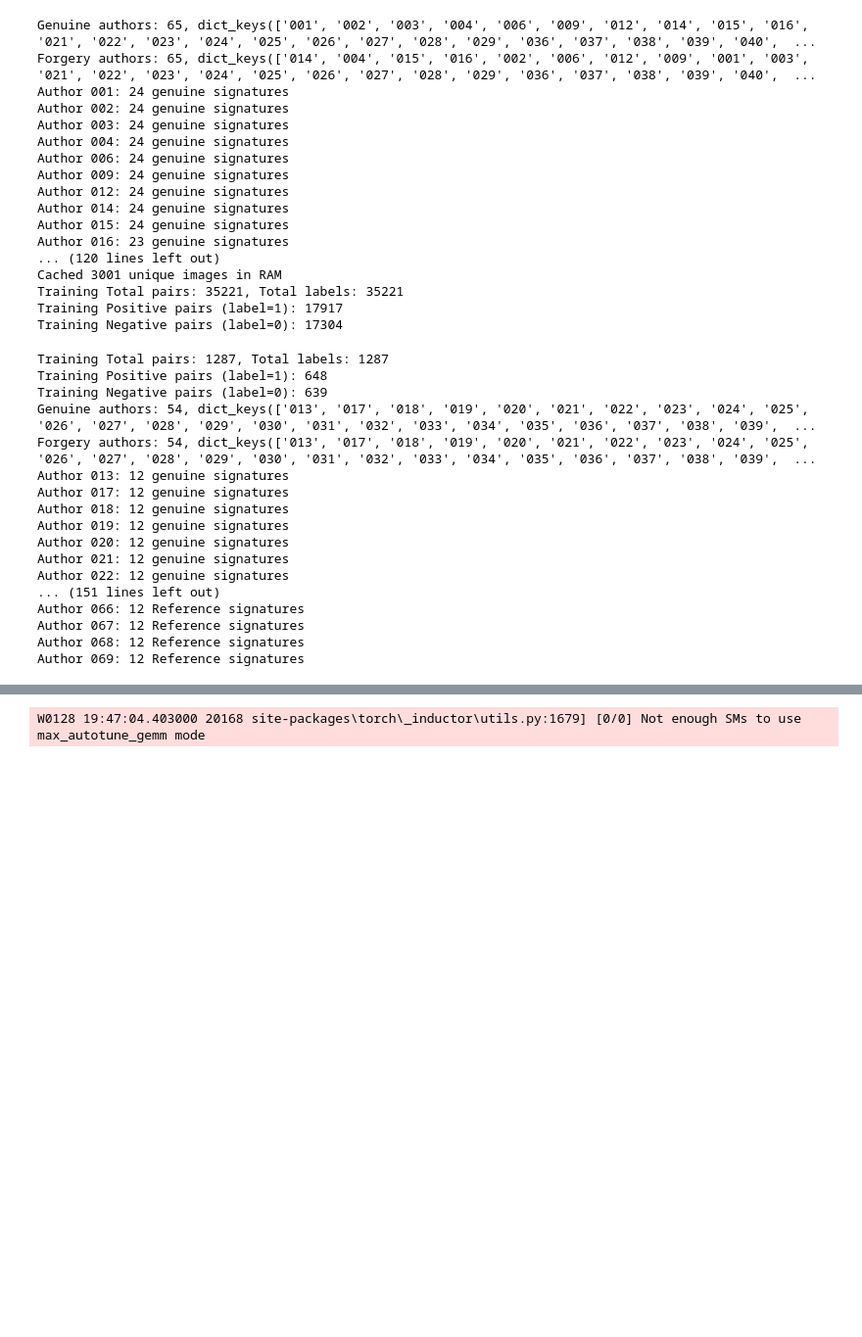
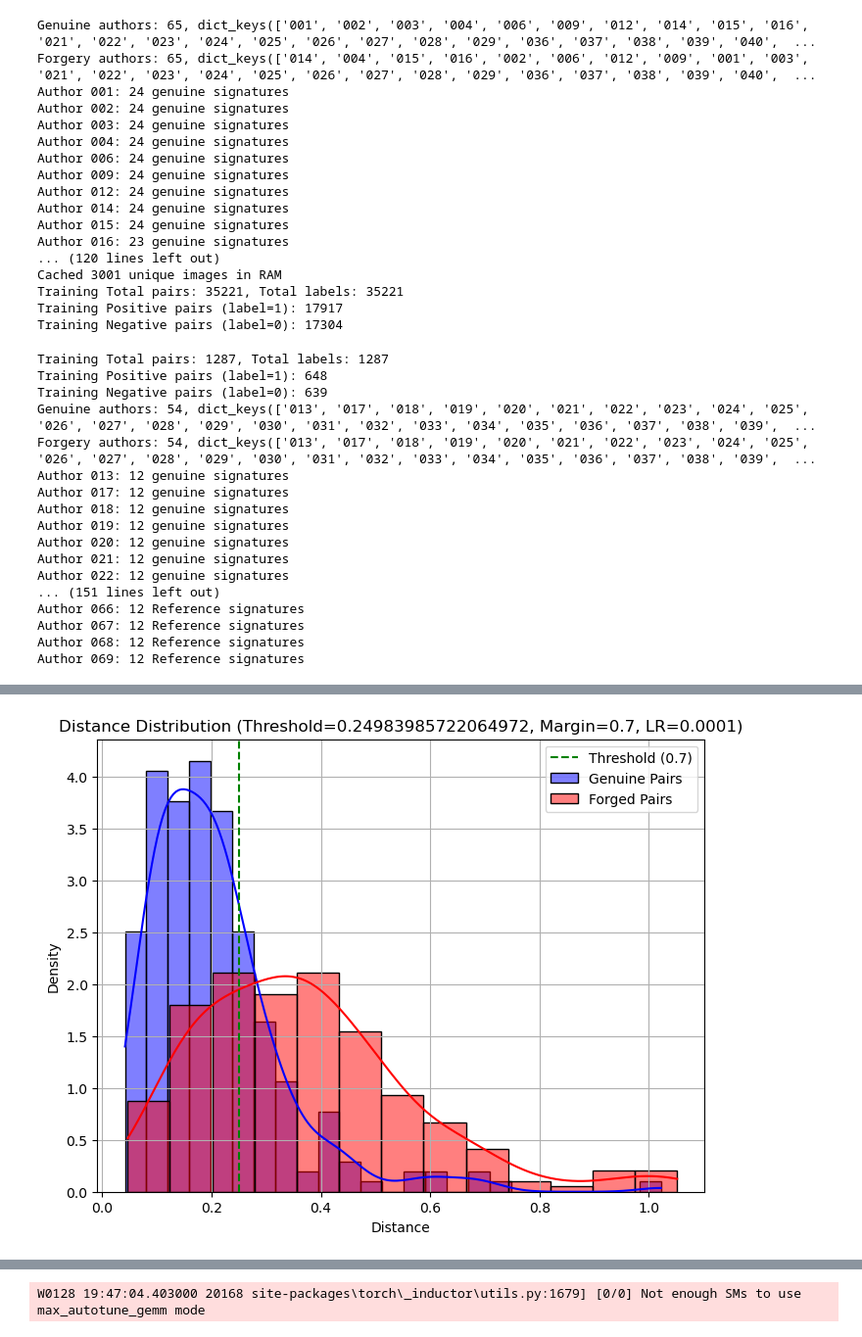
Before and after one commit to Sujan-13/Signature_Verification2, a Jupyter notebook: test_gpu-Copy4.ipynb, the cells around one changed output, grey strips where cells are left out. Shown at 98% size. Drawn from its saved outputs; the diff is of its cells as text; code cells hidden in the pictures; blank space fills up the shorter version.

Commit message:
good euclidean..adding back ref averaging

```diff
--- a/test_gpu-Copy4.ipynb
+++ b/test_gpu-Copy4.ipynb
@@ -206,18 +206,23 @@ class SiameseCNN(nn.Module):
         return emb1
 # %%
 class ContrastiveLoss(nn.Module):
-    def __init__(self, margin=0.3):
+    def __init__(self, margin=1.0):
         super(ContrastiveLoss, self).__init__()
         self.margin = margin
 
     def forward(self, emb1, emb2, label):
-        cos_sim = torch.clamp(F.cosine_similarity(emb1, emb2),min=-1,max=1)
-        pos = label*torch.pow(1-cos_sim,2)
-        neg = (1-label)*torch.pow(F.relu(cos_sim-self.margin),2)
-        return (pos + neg).mean()
+        euclidean_distance = F.pairwise_distance(emb1, emb2)
+
+        # Genuine pairs: minimize distance
+        pos_loss = label * torch.pow(euclidean_distance, 2)
+
+        # Forged pairs: maximize distance (up to margin)
+        neg_loss = (1 - label) * torch.pow(torch.clamp(self.margin - euclidean_distance, min=0.0),2)
+
+        return (pos_loss + neg_loss).mean()
 # %%
 plt.close('all')  # Close all open figuresos.makedirs('saved_models', exist_ok=True)
-margin=-0.3
+margin=0.7
 lr=0.0001
 threshold=0.7
 model=SiameseCNN()
@@ -363,0 +396,70 @@ Epoch  0/100 | Train Loss: 0.4313 | Time: 63.2s | LR: 0.000100
+# %%
+val_losses = []
+distance_all = []
+labels_all = []
+model.load_state_dict(torch.load(best_model_path, map_location=device))
+model.eval()
+with torch.no_grad():
+    for img1_array, img2, labels in val_loader:
+        # Use only first reference
+        img1 = img1_array[0].to(device, non_blocking=True)
+        #img1 = img1_array.to(device, non_blocking=True)
+        img2 = img2.to(device, non_blocking=True)
+        labels = labels.to(device, non_blocking=True)
+
+        with autocast("cuda", dtype=torch.bfloat16):
+            emb1 = model(img1)
+            emb2 = model(img2)
+
+        distance = F.pairwise_distance(emb1, emb2)
+        distance_all.append(distance)
+        labels_all.append(labels)
+
+        val_batch_loss = criterion(emb1, emb2, labels)
+        val_losses.append(val_batch_loss.item())
+
+# Aggregate
+distance_all = torch.cat(distance_all)
+labels_all = torch.cat(labels_all)
+avg_val_loss = sum(val_losses) / len(val_losses)
+
+# ─── Threshold tuning (FIXED!) ───────────────────────────────
+y_true = labels_all.cpu().numpy()  # ← THIS WAS MISSING!
+
+# Method 1: Simple negation approach (recommended)
+similarity_scores = -distance_all.cpu().numpy()
+fpr, tpr, thresholds_roc = roc_curve(y_true, similarity_scores)
+optimal_idx = np.argmax(tpr - fpr)
+optimal_threshold = -thresholds_roc[optimal_idx]  # Convert back to distance
+
+y_pred = (distance_all.cpu().numpy() < optimal_threshold).astype(int)
+y_pred_optimal = (distance_all.cpu().numpy() < optimal_threshold).astype(int)
+
+print(f"Validation Accuracy (optimal threshold={optimal_threshold:.3f}): {accuracy_score(y_true, y_pred_optimal):.4f}")
+print(f"Accuracy:  {accuracy_score(y_true, y_pred):.4f}")
+print(f"Precision: {precision_score(y_true, y_pred):.4f}")
+print(f"Recall:    {recall_score(y_true, y_pred):.4f}")
+print(f"F1-score:  {f1_score(y_true, y_pred):.4f}")
+print(f"AUC:       {roc_auc_score(y_true, similarity_scores):.4f}")
+print(f"\nDistance Statistics:")
+print(f"  Genuine mean: {distance_all[labels_all==1].mean():.3f} ± {distance_all[labels_all==1].std():.3f}")
+print(f"  Forged mean:  {distance_all[labels_all==0].mean():.3f} ± {distance_all[labels_all==0].std():.3f}")
+indices = np.random.permutation(len(labels_all))
+distance_np = distance_all[indices].cpu().numpy()
+labels_np = labels_all[indices].cpu().numpy()
+distance_genuine = distance_np[labels_np == 1].tolist()
+distance_forged = distance_np[labels_np == 0].tolist()
+
+plt.figure(figsize=(8, 6))
+sns.histplot(distance_genuine, color='blue', label='Genuine Pairs', kde=True, stat='density')
+sns.histplot(distance_forged, color='red', label='Forged Pairs', kde=True, stat='density')
+plt.axvline(x=optimal_threshold, color='green', linestyle='--', label=f'Threshold ({threshold})')
+plt.xlabel('Distance')
+plt.ylabel('Density')
+plt.title(f'Distance Distribution (Threshold={optimal_threshold}, Margin={margin}, LR={lr})')
+plt.legend()
+plt.grid(True)
+# plt.savefig(f"second_saved_models/saved_models/LENET/cosine_sim/cosine_similarity_distribution_threshold_{threshold}_{margin}_{lr}.png")
+plt.show()  # Display the plot
+plt.close()
+# %% [output]
@@ -364,3 +476,4 @@ Epoch  0/100 | Train Loss: 0.4313 | Time: 63.2s | LR: 0.000100
+[figure, added]
 # %%
 # model_path = f"second_saved_models/savedmodels/dropoutCNN/siamese_margin{margin}_size64_dropout4_lr{lr}.pt"
 # model.load_state_dict(torch.load(model_path, map_location=device))
```
Also changed, not shown: parts of 5 cells of this notebook.
